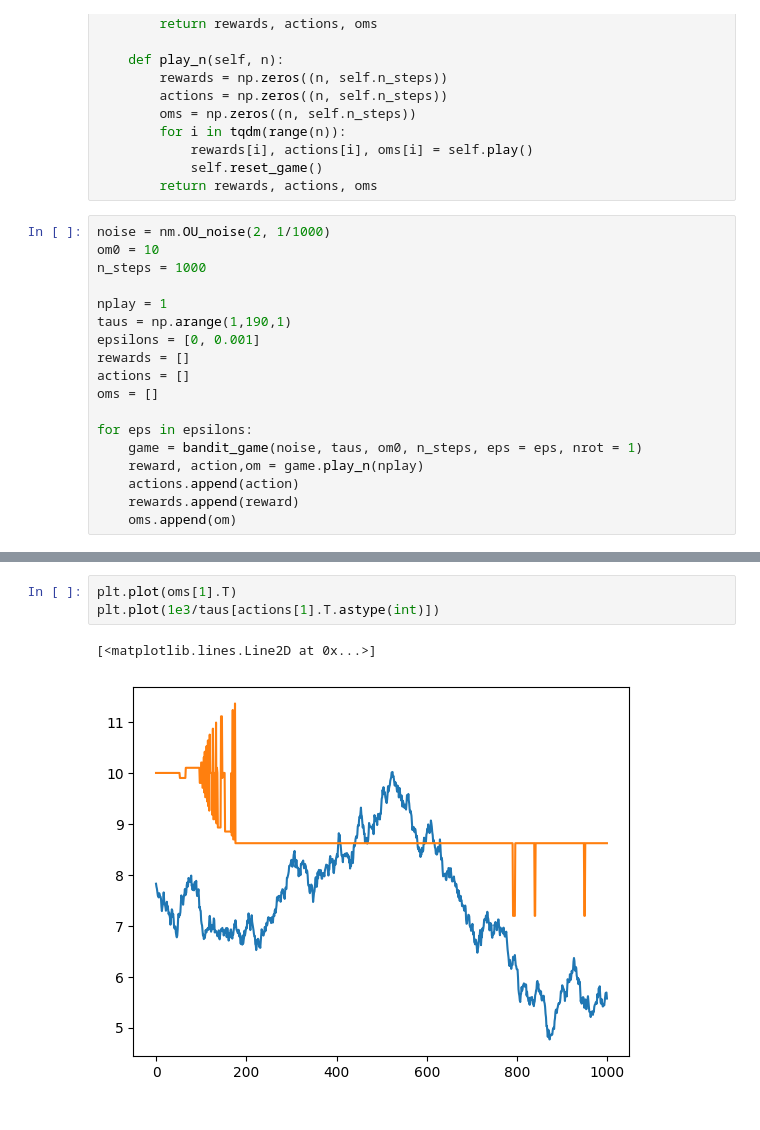
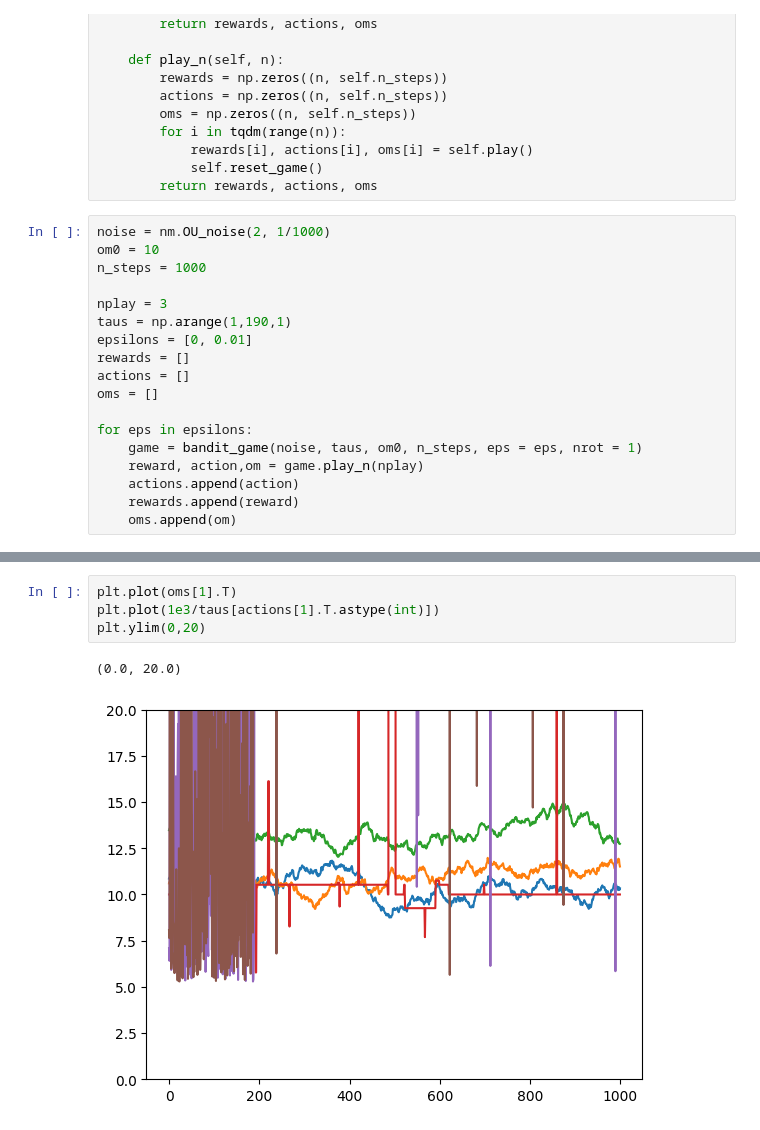
Before and after one commit to quantumJAK/Bayesian-measurment, a Jupyter notebook: bandit/bandit.ipynb, the cells around one changed output, grey strips where cells are left out. Saved outputs shown, nothing was run; the diff lists cells and outputs as text.

```diff
--- a/bandit/bandit.ipynb
+++ b/bandit/bandit.ipynb
@@ -75,9 +75,9 @@ noise = nm.OU_noise(2, 1/1000)
 om0 = 10
 n_steps = 1000
 
-nplay = 1
+nplay = 3
 taus = np.arange(1,190,1)
-epsilons = [0, 0.001]
+epsilons = [0, 0.01]
 rewards = []
 actions = []
 oms = []
@@ -121,9 +111,10 @@ Text(0.5, 0, 'Time [steps]')
 # %%
 plt.plot(oms[1].T)
 plt.plot(1e3/taus[actions[1].T.astype(int)])
+plt.ylim(0,20)
 # %% [output]
-[<matplotlib.lines.Line2D at 0x...>]
+(0.0, 20.0)
-[figure, old version]
+[figure, new version]
 # %%
 plt.plot(taus[actions[2].T.astype(int)])
 # %% [output]
```
Also changed, not shown: parts of 3 cells of this notebook, 4 other files.
